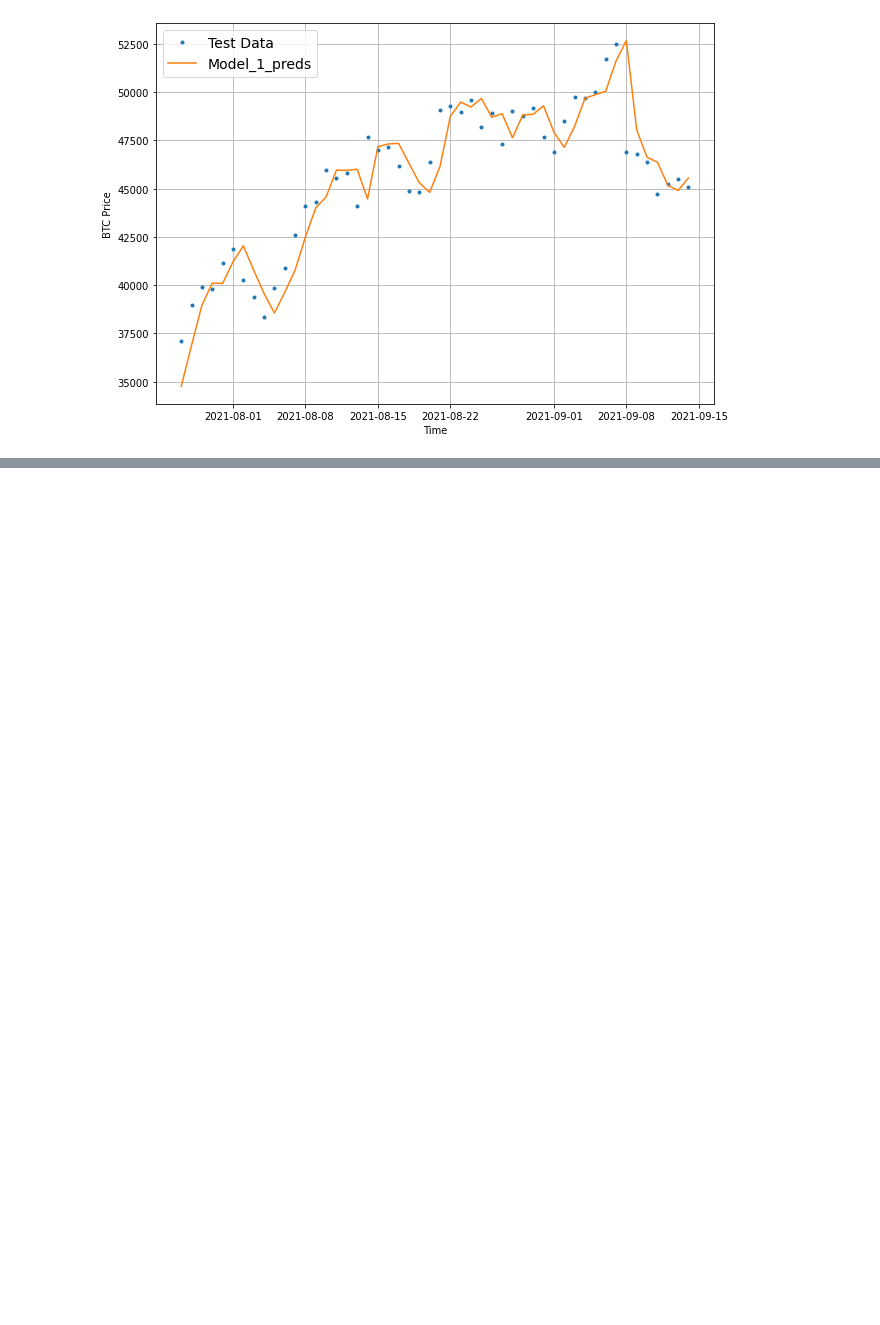
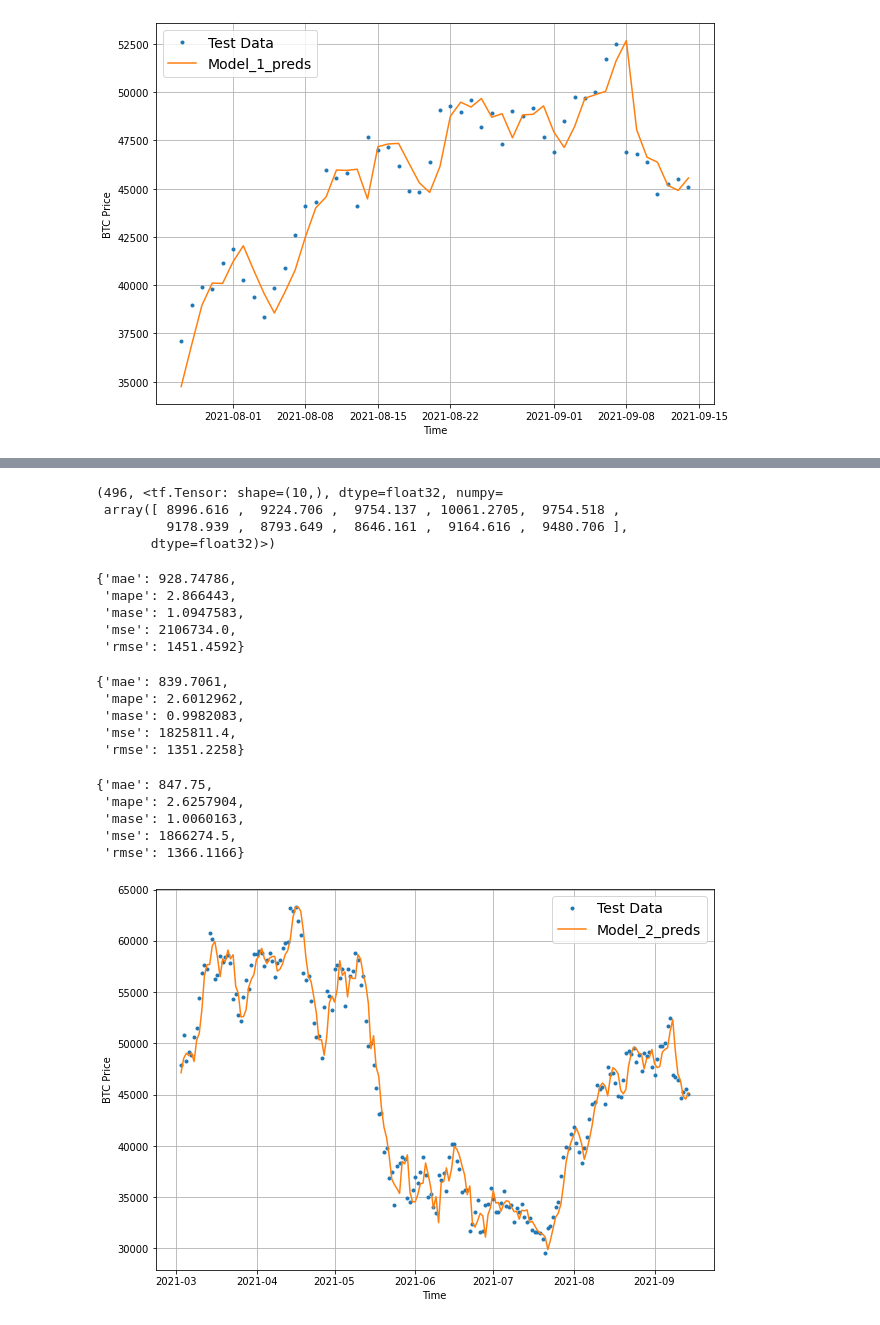
Before and after one commit to Dimisz/tensorflow_projects, a Jupyter notebook: time_series/bitcoin_price_prediction.ipynb, the cells around one changed output, grey strips where cells are left out. Drawn from its saved outputs; the diff is of its cells as text; code cells hidden in the pictures; blank space fills up the shorter version.

```diff
--- a/time_series/bitcoin_price_prediction.ipynb
+++ b/time_series/bitcoin_price_prediction.ipynb
@@ -674,0 +680,3 @@ plot_time_series(timesteps=X_test[-len(test_windows):],
+# %%
+full_windows_30, full_labels_30 = make_windows(prices, window_size=WINDOW_SIZE, horizon=HORIZON)
+len(full_windows_30), len(full_labels_30)
@@ -674,0 +685,2 @@ plot_time_series(timesteps=X_test[-len(test_windows):],
+# %%
+train_windows_30, test_windows_30, train_labels_30, test_labels_30 = make_train_test_splits(windows=full_windows_30, labels=full_labels_30)
@@ -674,0 +733,4 @@ plot_time_series(timesteps=X_test[-len(test_windows):],
+# %%
+# Load in saved best performing model_1 and evaluate it on test data
+model_2 = tf.keras.models.load_model("/content/model_experiments/model_2_dense")
+model_2.evaluate(test_windows_30, test_labels_30)
@@ -674,0 +740,9 @@ plot_time_series(timesteps=X_test[-len(test_windows):],
+# %%
+# Make predictions using model_1 on the test dataset and view results
+model_2_preds = make_preds(model_2, test_windows_30)
+len(model_2_preds), model_2_preds[:10]
+# %% [output]
+(496, <tf.Tensor: shape=(10,), dtype=float32, numpy=
+ array([ 8996.616 ,  9224.706 ,  9754.137 , 10061.2705,  9754.518 ,
+         9178.939 ,  8793.649 ,  8646.161 ,  9164.616 ,  9480.706 ],
+       dtype=float32)>)
@@ -674,0 +753,41 @@ plot_time_series(timesteps=X_test[-len(test_windows):],
+# %%
+model_2_results
+# %% [output]
+{'mae': 928.74786,
+ 'mape': 2.866443,
+ 'mase': 1.0947583,
+ 'mse': 2106734.0,
+ 'rmse': 1451.4592}
+# %%
+naive_results
+# %% [output]
+{'mae': 839.7061,
+ 'mape': 2.6012962,
+ 'mase': 0.9982083,
+ 'mse': 1825811.4,
+ 'rmse': 1351.2258}
+# %%
+model_1_results
+# %% [output]
+{'mae': 847.75,
+ 'mape': 2.6257904,
+ 'mase': 1.0060163,
+ 'mse': 1866274.5,
+ 'rmse': 1366.1166}
+# %%
+# Let's plot our model 1 predictions
+offset = 300
+plt.figure(figsize=(10,7))
+# Account for test_window offfset and index into test_labels
+plot_time_series(timesteps=X_test[-len(test_windows_30):],
+                 values=test_labels_30[:,0],
+                 start=offset,
+                 label="Test Data")
+
+plot_time_series(timesteps=X_test[-len(test_windows_30):],
+                 values=model_2_preds,
+                 start=offset,
+                 format='-',
+                 label="Model_2_preds")
+# %% [output]
+[figure, added]
```
Also changed, not shown: parts of 19 cells of this notebook.
